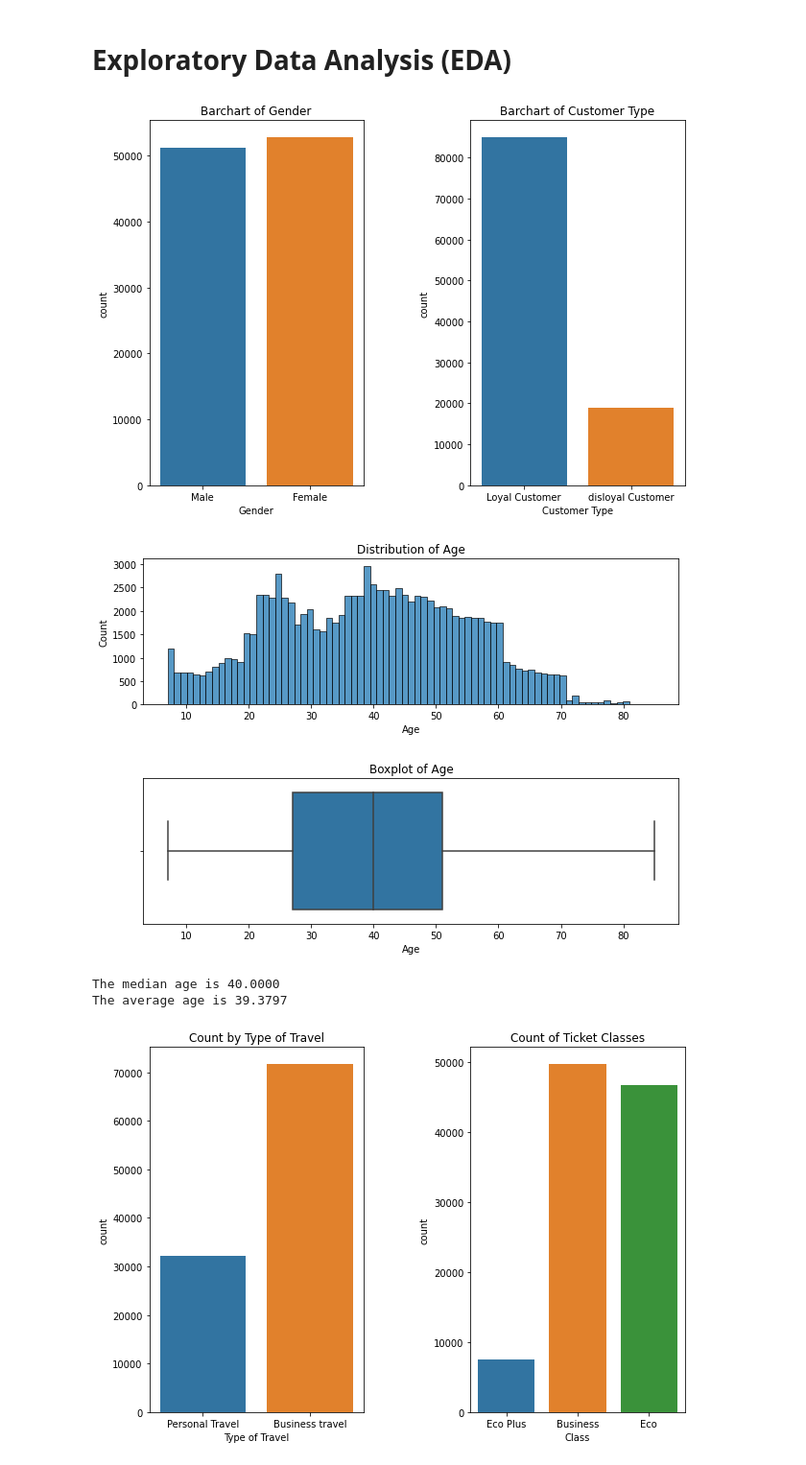
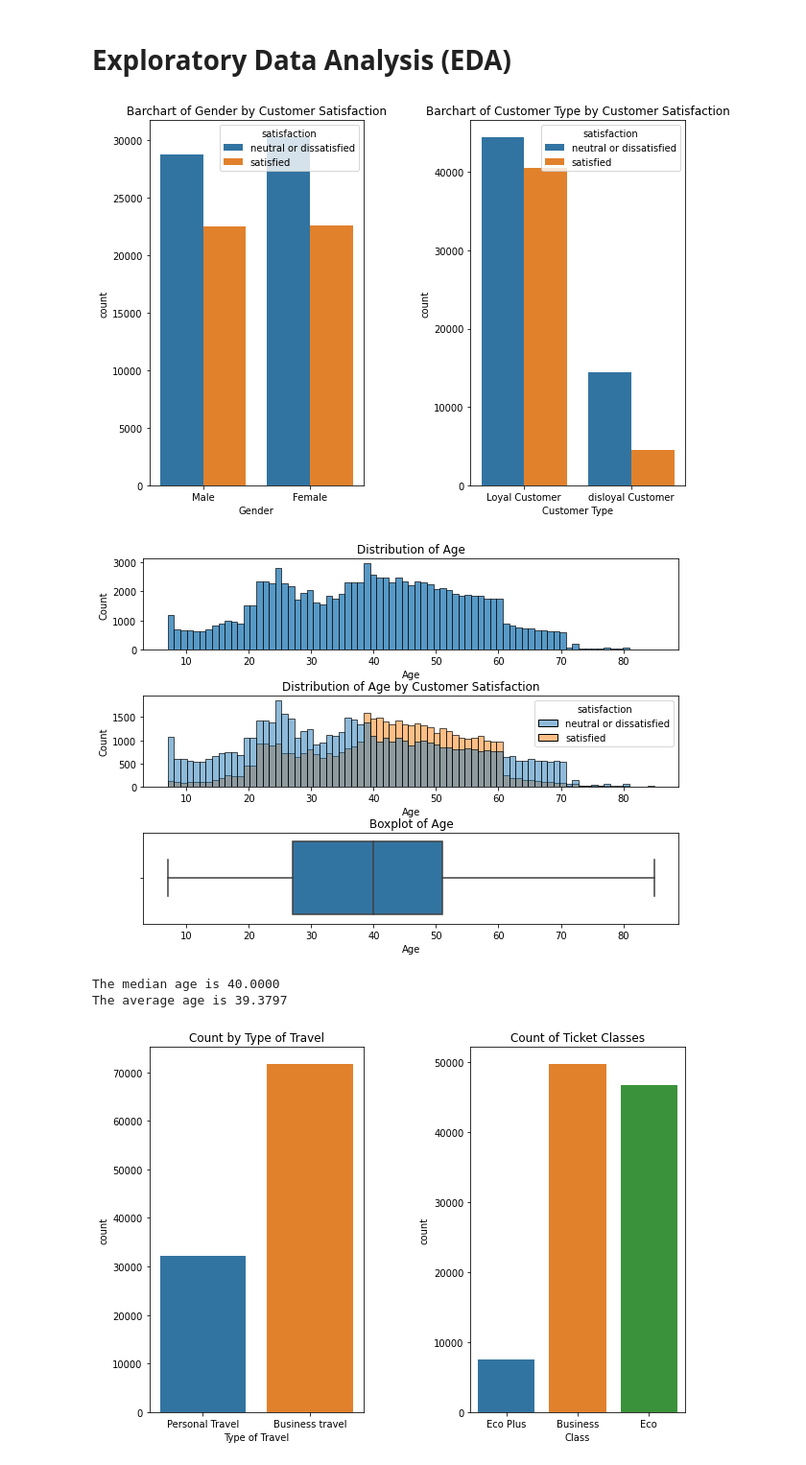
Before and after one commit to nlee98/ADS-505-Business-Analytics, a Jupyter notebook: ADS_505_Final_Project.ipynb, the cells around one changed output. Shown at 96% size. Drawn from its saved outputs; the diff is of its cells as text; code cells hidden in the pictures.

```diff
--- a/ADS_505_Final_Project.ipynb
+++ b/ADS_505_Final_Project.ipynb
@@ -17,10 +17,10 @@ warnings.filterwarnings("ignore")
 %matplotlib inline
 # %%
 airline_train = pd.read_csv(
-    "https://raw.githubusercontent.com/nlee98/ADS-505-Business-Analytics/main/airline_satisfaction_train.csv?token=GHSAT0AAAAAABYJQDWTM4ZUBDLQJVDSGGA4YZJBGFQ"
+    "https://raw.githubusercontent.com/nlee98/ADS-505-Business-Analytics/main/airline_satisfaction_train.csv?token=GHSAT0AAAAAABY77FMSTZO2OCABMALPR6NEYZJ4POA"
 )
 airline_test = pd.read_csv(
-    "https://raw.githubusercontent.com/nlee98/ADS-505-Business-Analytics/main/airline_satisfaction_test.csv?token=GHSAT0AAAAAABYJQDWSEKDNNXFK45RWJGZ4YZJBGQA"
+    "https://raw.githubusercontent.com/nlee98/ADS-505-Business-Analytics/main/airline_satisfaction_test.csv?token=GHSAT0AAAAAABY77FMT36XI4QAT2J2XROGQYZJ4PPA"
 )
 # %%
 airline_train.head()
@@ -47,34 +47,41 @@ airline_test.head()
 # %%
 fig, axes = plt.subplots(
     nrows = 1,
     ncols = 2,
     figsize = (10, 7)
 )
 
 plt.subplot(1,2,1)
-sns.countplot(x = airline_train["Gender"]);
-plt.title("Barchart of Gender")
+sns.countplot(x = airline_train["Gender"],
+              hue = airline_train["satisfaction"]);
+plt.title("Barchart of Gender by Customer Satisfaction")
 
 plt.subplot(1,2,2)
-sns.countplot(x = airline_train["Customer Type"])
-plt.title("Barchart of Customer Type")
+sns.countplot(x = airline_train["Customer Type"],
+              hue = airline_train["satisfaction"])
+plt.title("Barchart of Customer Type by Customer Satisfaction")
 
 fig.subplots_adjust(wspace = 0.5)
 plt.show()
 # %% [output]
-[figure, old version]
+[figure, new version]
 # %%
 fig, axes = plt.subplots(
-    nrows = 2,
+    nrows = 3,
     ncols = 1,
     figsize = (10, 7)
 )
 
-plt.subplot(2,1,1)
+plt.subplot(3,1,1)
 sns.histplot(airline_train["Age"]);
 plt.title("Distribution of Age")
 
-plt.subplot(2,1,2)
+plt.subplot(3,1,2)
+sns.histplot(x = airline_train["Age"],
+            hue = airline_train["satisfaction"]);
+plt.title("Distribution of Age by Customer Satisfaction")
+
+plt.subplot(3,1,3)
 sns.boxplot(airline_train["Age"])
 plt.title("Boxplot of Age")
 
@@ -87,7 +94,7 @@ age_avg = np.average(airline_train["Age"])
 print("The median age is %.4f" % age_median)
 print("The average age is %.4f" % age_avg)
 # %% [output]
-[figure, old version]
+[figure, new version]
 The median age is 40.0000
 The average age is 39.3797
 # %%
```
